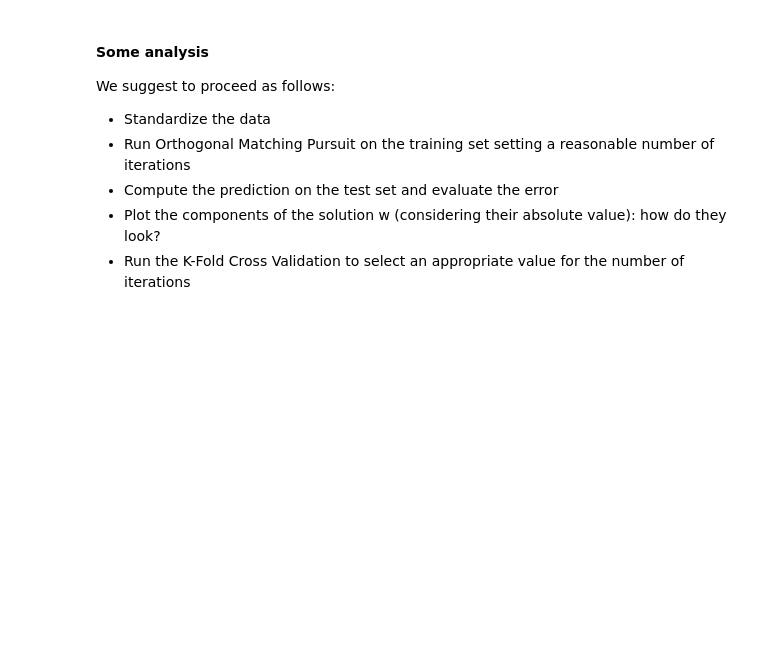
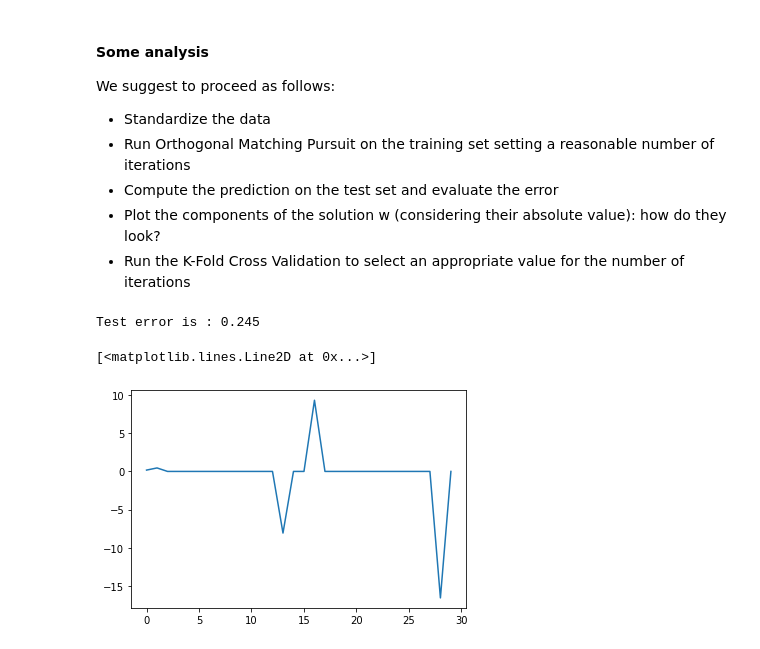
Before and after one commit to mosemb/MachineLearningAssignments, a Jupyter notebook: LAB7_PCA_VariableSelection.ipynb, the cells around one changed output. Cells and saved outputs as stored; diff of their text form; code cells hidden in the pictures; blank space fills up the shorter version.

```diff
--- a/LAB7_PCA_VariableSelection.ipynb
+++ b/LAB7_PCA_VariableSelection.ipynb
@@ -342,27 +325,35 @@ We suggest to proceed as follows:
 - Plot the components of the solution w (considering their absolute value): how do they look?
 - Run the K-Fold Cross Validation to select an appropriate value for the number of iterations
 # %%
+#No algorithm was mentioned to use in this exercise for the prediction problem for the test set so i have chosen
+# to use logistic regression from sklearn
+from sklearn.linear_model import LogisticRegression
+
 # Data standardization
 m = np.mean(Xtr, axis=0)
 s = np.std(Xtr, axis=1)
 s = np.reshape(s, (len(s),1))
 Xtrnorm = np.divide((Xtr-m), s)
 Xtenorm = np.divide((Xte-m), s)
 
 # Run Orthogonal Matching Pursuit
 w, r, I = OMatchingPursuit( Xtr, Ytr, 5)
 
 # Compute the prediction on the test set
-
-# ... fill here ...
+clf = LogisticRegression(random_state=0).fit(Xtr, Ytr)
+Ypred = clf.predict(Xte)
 
 # Compute the test error and show its value
+TestError = calcError(Ypred, Ytr)
+print ('Test error is : '+str(TestError))
 
-# ... fill here ...
 
 # Plot the components of the solution w
-
-# ... fill here ...
+plt.plot(w)
+# %% [output]
+Test error is : 0.245
+[<matplotlib.lines.Line2D at 0x...>]
+[figure, added]
 # %%
 # Define an appropriate range of possible iterations number and run K-Fold Cross Validation
 KF = 5
```
Also changed, not shown: parts of 5 cells of this notebook.
